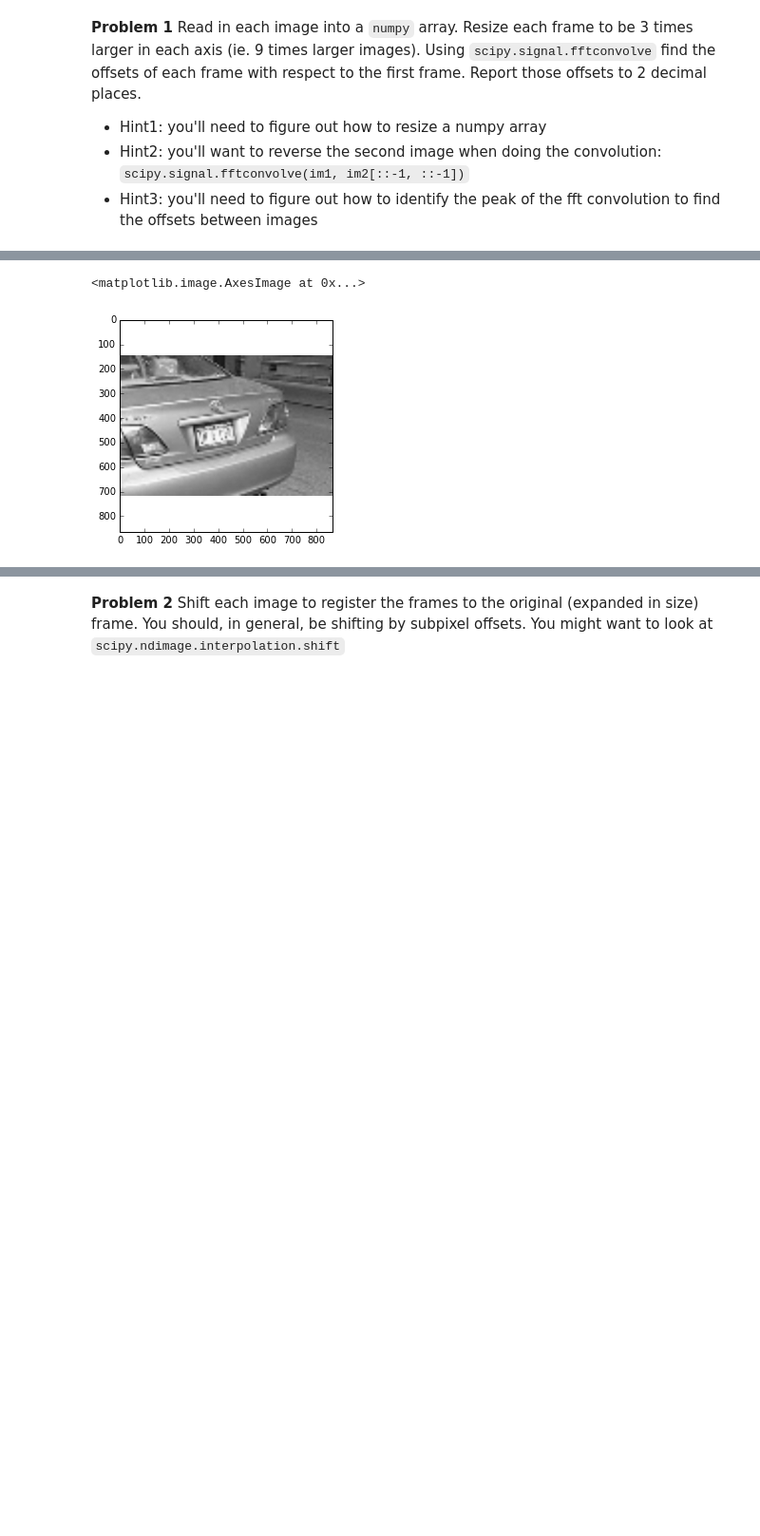
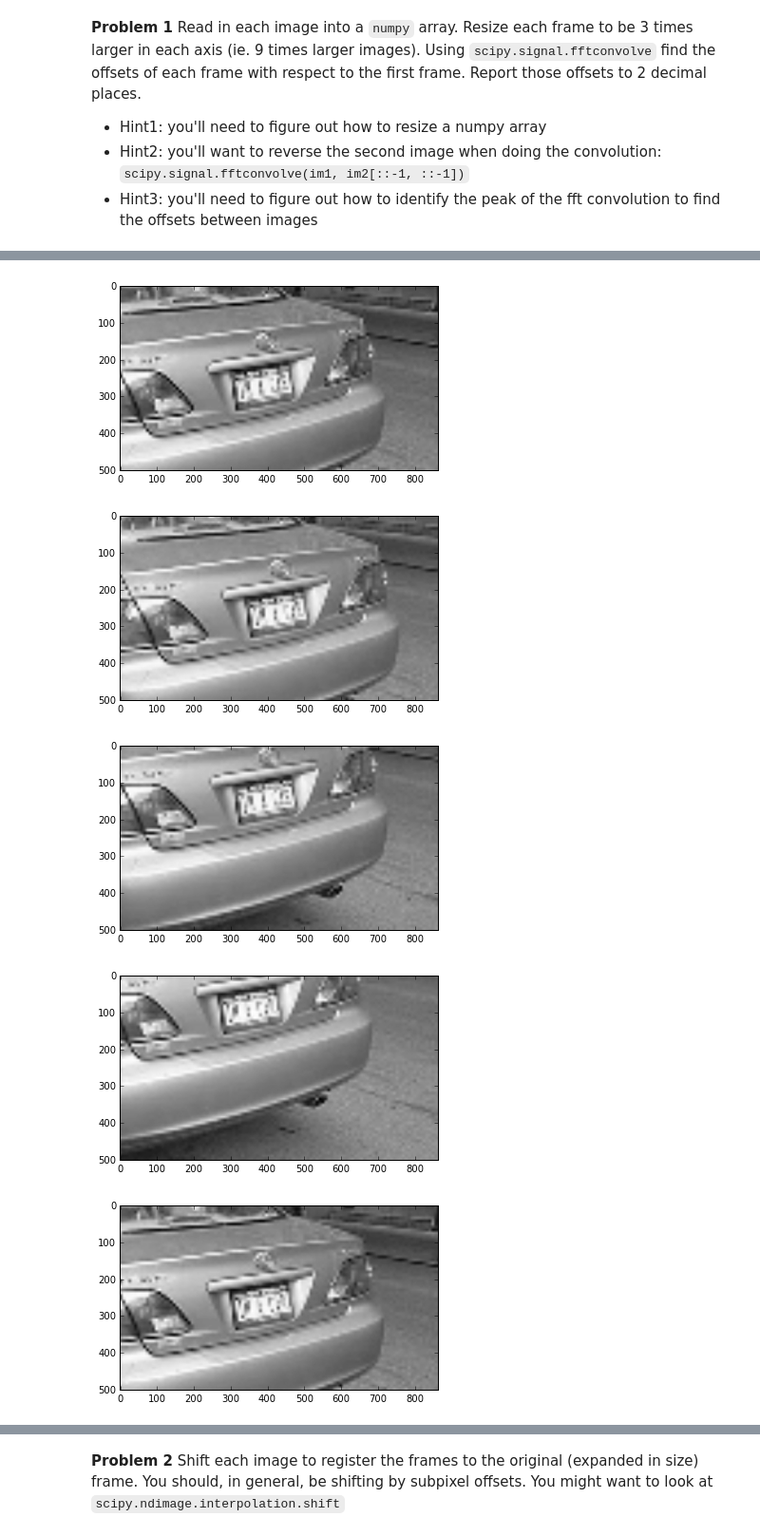
Before and after one commit to irinaene/py-ay250-hw, a Jupyter notebook: hw_1/hw_1_assignment.ipynb, the cells around one changed output, grey strips where cells are left out. Shown at 95% size. Cells and saved outputs as stored; diff of their text form; code cells hidden in the pictures; blank space fills up the shorter version.

Commit message:
figure out problem 1

```diff
--- a/hw_1/hw_1_assignment.ipynb
+++ b/hw_1/hw_1_assignment.ipynb
@@ -72,6 +72,3 @@ from scipy import misc, signal, interpolate, ndimage
 import matplotlib.pyplot as plt
 import matplotlib.image as mpimg
 % matplotlib inline
-# %%
-img=mpimg.imread('./Data/im2-3.png')
-img
@@ -97,6 +76,6 @@ array([[[ 1.,  1.,  1.,  1.],
 ### read in the images
 img_list = []
 for i in range(100):
-    #img = misc.imread('./Data/im2-'+str(i)+'.png')
-    img = mpimg.imread('./Data/im2-'+str(i)+'.png')
-    img_list.append(img[:,:,0])
+    img = misc.imread('./Data/im2-'+str(i)+'.png')
+    #img = mpimg.imread('./Data/im2-'+str(i)+'.png')
+    img_list.append(img[:,:,:3])
@@ -114,3 +82,5 @@ array([[121, 138, 153, ..., 119, 131, 139],
 # %%
-plt.imshow(img_list[4],cmap=plt.get_cmap('gray'))
+for i in range(10):
+    plt.imshow(img_list[i],cmap=plt.get_cmap('gray'))
+    plt.show()
 # %% [output]
@@ -119,10 +97,19 @@ plt.imshow(img_list[4],cmap=plt.get_cmap('gray'))
 # %%
 ### resize each image
-for i in range(10):
-    (lx, ly) = img_list[i].shape
-    img_list[i] = misc.imresize(img_list[i],(3*lx,3*ly))
+for i in range(100):
+    #img_list[i] = misc.imresize(img_list[i],3.)
+    im = img_list[i]
+    im_gray = np.sum(im.astype('float'), axis=2)
+    im_gray -= np.mean(im_gray)
+    im_zoom = ndimage.interpolation.zoom(im_gray, (3.0,3.0))
+    img_list[i] = im_zoom[200:700,:]
 # %%
-plt.imshow(img_list[4],cmap=plt.get_cmap('gray'))
+for i in range(10):
+    plt.imshow(img_list[i],cmap=plt.get_cmap('gray'))
+    plt.show()
 # %% [output]
-<matplotlib.image.AxesImage at 0x...>
-[figure, old version]
+[figure, new version]
+[figure, added]
+[figure, added]
+[figure, added]
+[figure, added]
```
Also changed, not shown: parts of 18 cells of this notebook.
